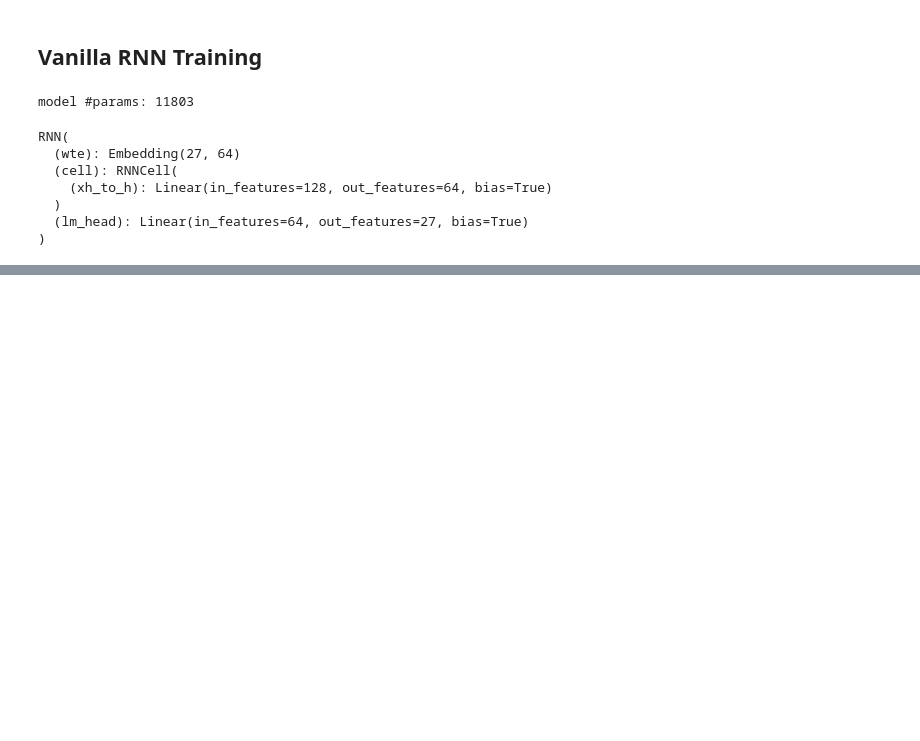
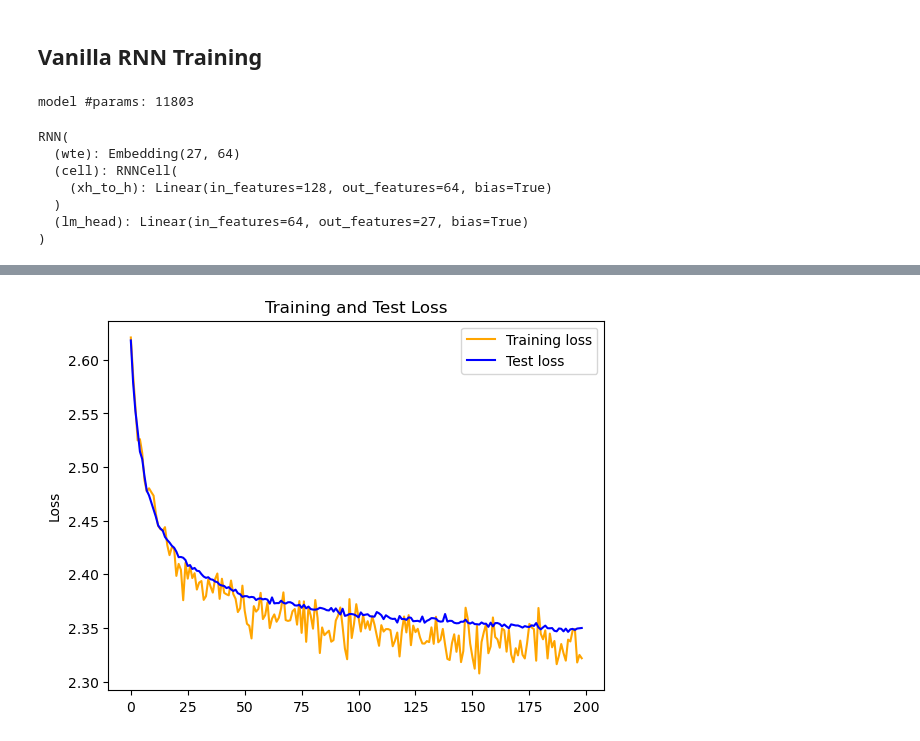
Before and after one commit to ADA-GWU/guidedresearchproject-eljanmahammadli, a Jupyter notebook: code_notebooks/Vanilla_RNN_and_GRU.ipynb, the cells around one changed output, grey strips where cells are left out. Saved outputs shown, nothing was run; the diff lists cells and outputs as text; code cells hidden in the pictures; blank space fills up the shorter version.

Commit message:
visualizing loss function on train and test set for simple RNN

```diff
--- a/code_notebooks/Vanilla_RNN_and_GRU.ipynb
+++ b/code_notebooks/Vanilla_RNN_and_GRU.ipynb
@@ -642,0 +643,10 @@ while True:
+# %%
+steps = [i for i in range(199)]
+plt.plot(steps, train_losses, 'orange', label='Training loss')
+plt.plot(steps, test_losses, 'blue', label='Test loss')
+plt.title('Training and Test Loss')
+plt.ylabel('Loss')
+plt.legend()
+plt.show()
+# %% [output]
+[figure, added]
```
Also changed, not shown: parts of 6 cells of this notebook.
